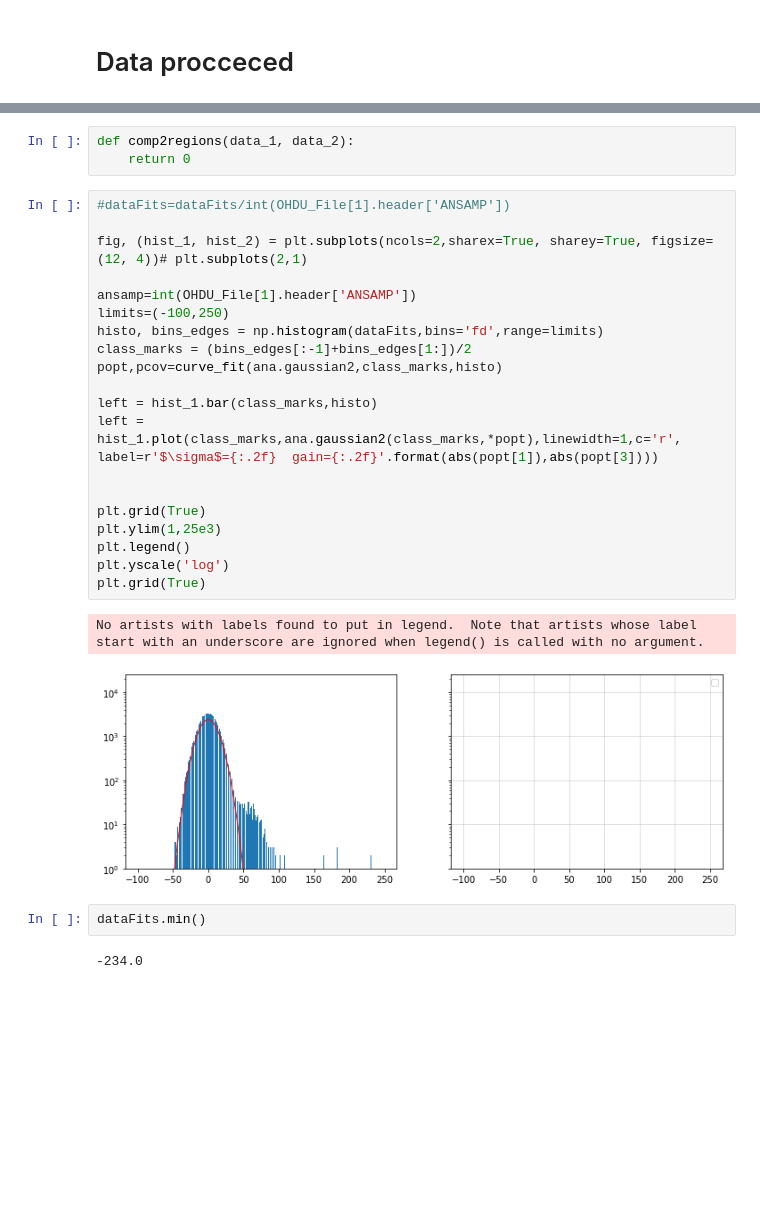
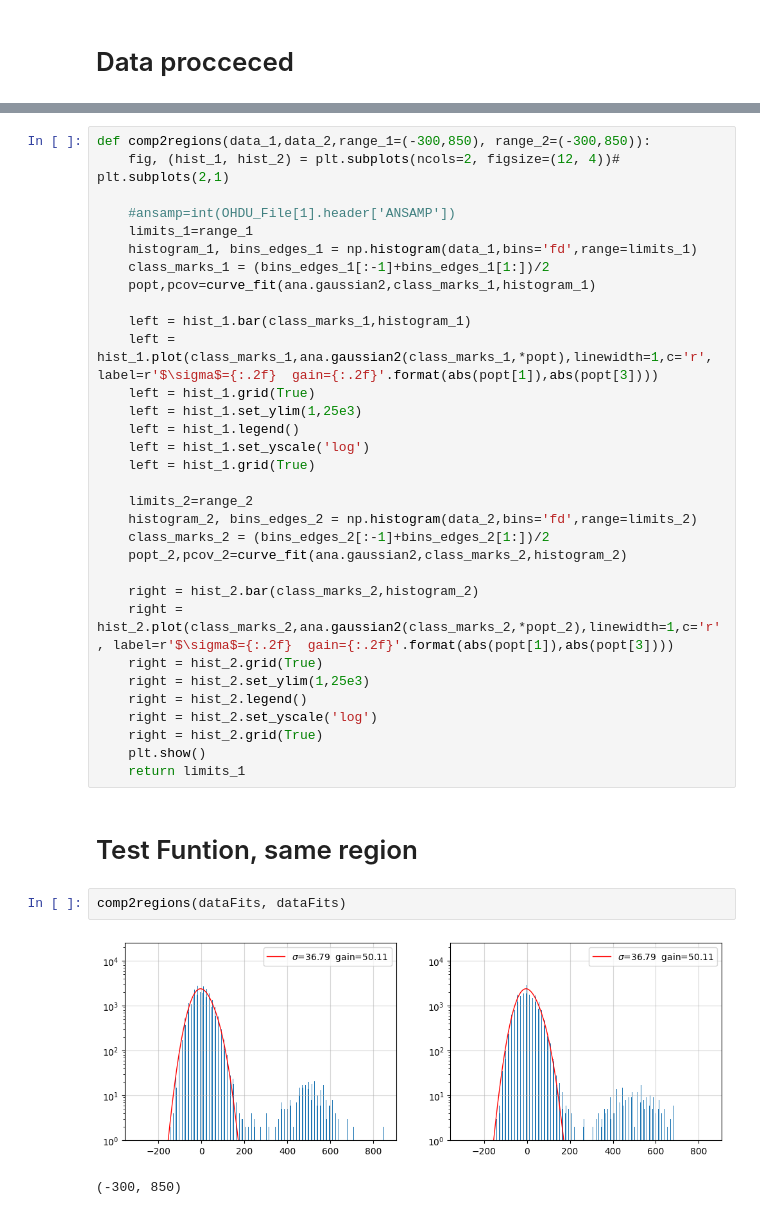
Before and after one commit to LabDet-Crio/BenchTest, a Jupyter notebook: crio_libs/nef_fitsANA.ipynb, the cells around one changed output, grey strips where cells are left out. Drawn from its saved outputs; the diff is of its cells as text; blank space fills up the shorter version.

Commit message:
comp2regions function

```diff
--- a/crio_libs/nef_fitsANA.ipynb
+++ b/crio_libs/nef_fitsANA.ipynb
@@ -77,30 +77,39 @@ ansamp= 1
-# %%
-def comp2regions(data_1, data_2):
-    return 0
-# %%
-#dataFits=dataFits/int(OHDU_File[1].header['ANSAMP'])
-
-fig, (hist_1, hist_2) = plt.subplots(ncols=2,sharex=True, sharey=True, figsize=(12, 4))# plt.subplots(2,1)
-
-ansamp=int(OHDU_File[1].header['ANSAMP'])
-limits=(-100,250)
-histo, bins_edges = np.histogram(dataFits,bins='fd',range=limits)
-class_marks = (bins_edges[:-1]+bins_edges[1:])/2
-popt,pcov=curve_fit(ana.gaussian2,class_marks,histo)
-
-left = hist_1.bar(class_marks,histo)
-left = hist_1.plot(class_marks,ana.gaussian2(class_marks,*popt),linewidth=1,c='r', label=r'$\sigma$={:.2f}  gain={:.2f}'.format(abs(popt[1]),abs(popt[3])))
-
-
-plt.grid(True)
-plt.ylim(1,25e3)
-plt.legend()
-plt.yscale('log')
-plt.grid(True)
-# %% [output]
-No artists with labels found to put in legend.  Note that artists whose label start with an underscore are ignored when legend() is called with no argument.
-[figure, removed]
-# %%
-dataFits.min()
-# %% [output]
--234.0
+# %%
+def comp2regions(data_1,data_2,range_1=(-300,850), range_2=(-300,850)):
+    fig, (hist_1, hist_2) = plt.subplots(ncols=2, figsize=(12, 4))# plt.subplots(2,1)
+
+    #ansamp=int(OHDU_File[1].header['ANSAMP'])
+    limits_1=range_1
+    histogram_1, bins_edges_1 = np.histogram(data_1,bins='fd',range=limits_1)
+    class_marks_1 = (bins_edges_1[:-1]+bins_edges_1[1:])/2
+    popt,pcov=curve_fit(ana.gaussian2,class_marks_1,histogram_1)
+
+    left = hist_1.bar(class_marks_1,histogram_1)
+    left = hist_1.plot(class_marks_1,ana.gaussian2(class_marks_1,*popt),linewidth=1,c='r', label=r'$\sigma$={:.2f}  gain={:.2f}'.format(abs(popt[1]),abs(popt[3])))
+    left = hist_1.grid(True)
+    left = hist_1.set_ylim(1,25e3)
+    left = hist_1.legend()
+    left = hist_1.set_yscale('log')
+    left = hist_1.grid(True)
+
+    limits_2=range_2
+    histogram_2, bins_edges_2 = np.histogram(data_2,bins='fd',range=limits_2)
+    class_marks_2 = (bins_edges_2[:-1]+bins_edges_2[1:])/2
+    popt_2,pcov_2=curve_fit(ana.gaussian2,class_marks_2,histogram_2)
+
+    right = hist_2.bar(class_marks_2,histogram_2)
+    right = hist_2.plot(class_marks_2,ana.gaussian2(class_marks_2,*popt_2),linewidth=1,c='r', label=r'$\sigma$={:.2f}  gain={:.2f}'.format(abs(popt[1]),abs(popt[3])))
+    right = hist_2.grid(True)
+    right = hist_2.set_ylim(1,25e3)
+    right = hist_2.legend()
+    right = hist_2.set_yscale('log')
+    right = hist_2.grid(True)
+    plt.show()
+    return limits_1
+# %% [markdown]
+# Test Funtion, same region
+# %%
+comp2regions(dataFits, dataFits)
+# %% [output]
+[figure, added]
+(-300, 850)
```
Also changed, not shown: parts of 8 cells of this notebook, 3 other files.
